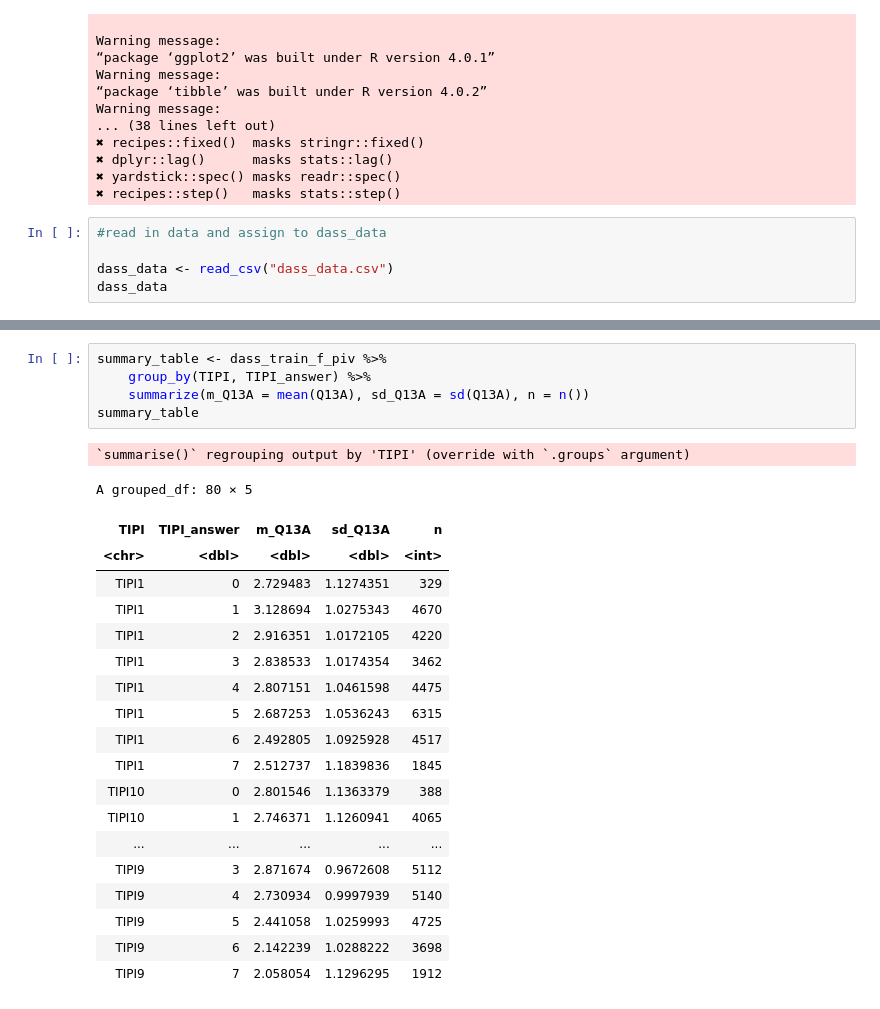
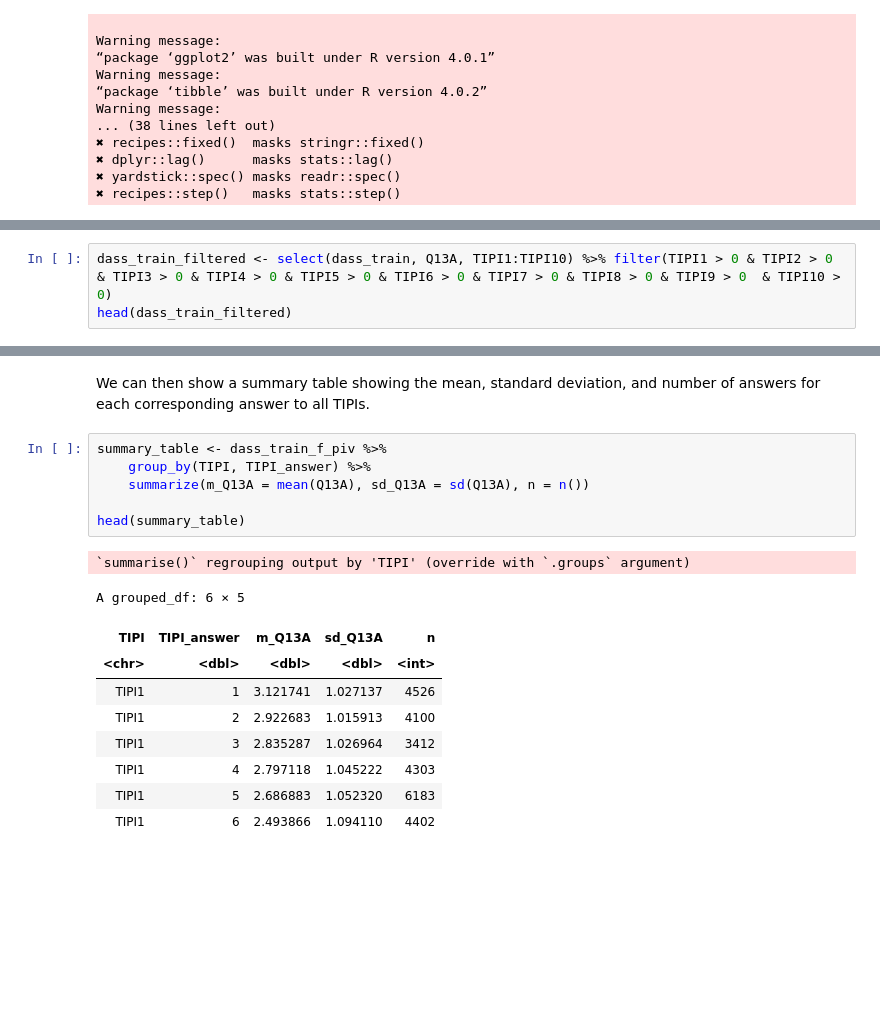
Before and after one commit to FionaC124/group-one-project, a Jupyter notebook: Project-Proposal.ipynb, the cells around one changed output, grey strips where cells are left out. Saved outputs shown, nothing was run; the diff lists cells and outputs as text; blank space fills up the shorter version.

```diff
--- a/Project-Proposal.ipynb
+++ b/Project-Proposal.ipynb
@@ -29,8 +29,3 @@ Warning message:
 ✖ dplyr::lag()      masks stats::lag()
 ✖ yardstick::spec() masks readr::spec()
 ✖ recipes::step()   masks stats::step()
-# %%
-#read in data and assign to dass_data
-
-dass_data <- read_csv("dass_data.csv")
-dass_data
@@ -114,0 +60,3 @@ A tibble: 29833 × 11
+# %%
+dass_train_filtered <- select(dass_train, Q13A, TIPI1:TIPI10) %>% filter(TIPI1 > 0 & TIPI2 > 0 & TIPI3 > 0 & TIPI4 > 0 & TIPI5 > 0 & TIPI6 > 0 & TIPI7 > 0 & TIPI8 > 0 & TIPI9 > 0  & TIPI10 > 0)
+head(dass_train_filtered)
@@ -138,26 +110,19 @@ A tibble: 298330 × 3
+# %% [markdown]
+We can then show a summary table showing the mean, standard deviation, and number of answers for each corresponding answer to all TIPIs.
 # %%
 summary_table <- dass_train_f_piv %>%
     group_by(TIPI, TIPI_answer) %>%
     summarize(m_Q13A = mean(Q13A), sd_Q13A = sd(Q13A), n = n())
-summary_table
+
+head(summary_table)
 # %% [output]
 `summarise()` regrouping output by 'TIPI' (override with `.groups` argument)
-A grouped_df: 80 × 5
+A grouped_df: 6 × 5
 | TIPI | TIPI_answer | m_Q13A | sd_Q13A | n |
 | <chr> | <dbl> | <dbl> | <dbl> | <int> |
-| TIPI1 | 0 | 2.729483 | 1.1274351 | 329 |
-| TIPI1 | 1 | 3.128694 | 1.0275343 | 4670 |
-| TIPI1 | 2 | 2.916351 | 1.0172105 | 4220 |
-| TIPI1 | 3 | 2.838533 | 1.0174354 | 3462 |
-| TIPI1 | 4 | 2.807151 | 1.0461598 | 4475 |
-| TIPI1 | 5 | 2.687253 | 1.0536243 | 6315 |
-| TIPI1 | 6 | 2.492805 | 1.0925928 | 4517 |
-| TIPI1 | 7 | 2.512737 | 1.1839836 | 1845 |
-| TIPI10 | 0 | 2.801546 | 1.1363379 | 388 |
-| TIPI10 | 1 | 2.746371 | 1.1260941 | 4065 |
-| ... | ... | ... | ... | ... |
-| TIPI9 | 3 | 2.871674 | 0.9672608 | 5112 |
-| TIPI9 | 4 | 2.730934 | 0.9997939 | 5140 |
-| TIPI9 | 5 | 2.441058 | 1.0259993 | 4725 |
-| TIPI9 | 6 | 2.142239 | 1.0288222 | 3698 |
-| TIPI9 | 7 | 2.058054 | 1.1296295 | 1912 |
+| TIPI1 | 1 | 3.121741 | 1.027137 | 4526 |
+| TIPI1 | 2 | 2.922683 | 1.015913 | 4100 |
+| TIPI1 | 3 | 2.835287 | 1.026964 | 3412 |
+| TIPI1 | 4 | 2.797118 | 1.045222 | 4303 |
+| TIPI1 | 5 | 2.686883 | 1.052320 | 6183 |
+| TIPI1 | 6 | 2.493866 | 1.094110 | 4402 |
```
Also changed, not shown: parts of 26 cells of this notebook.
